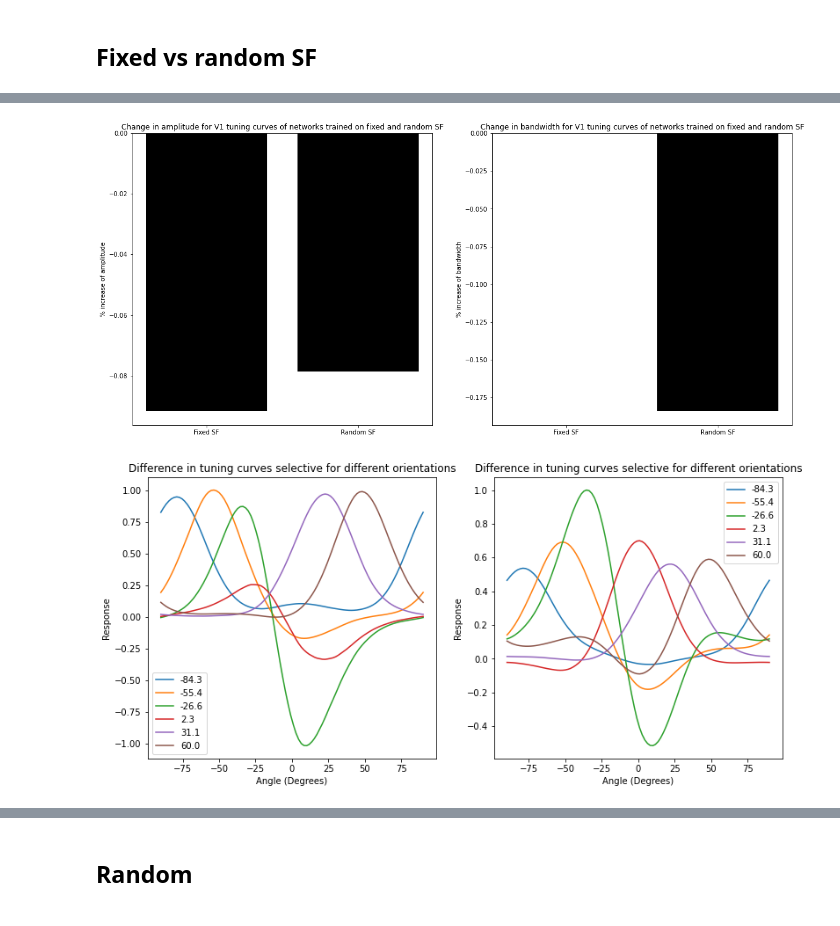
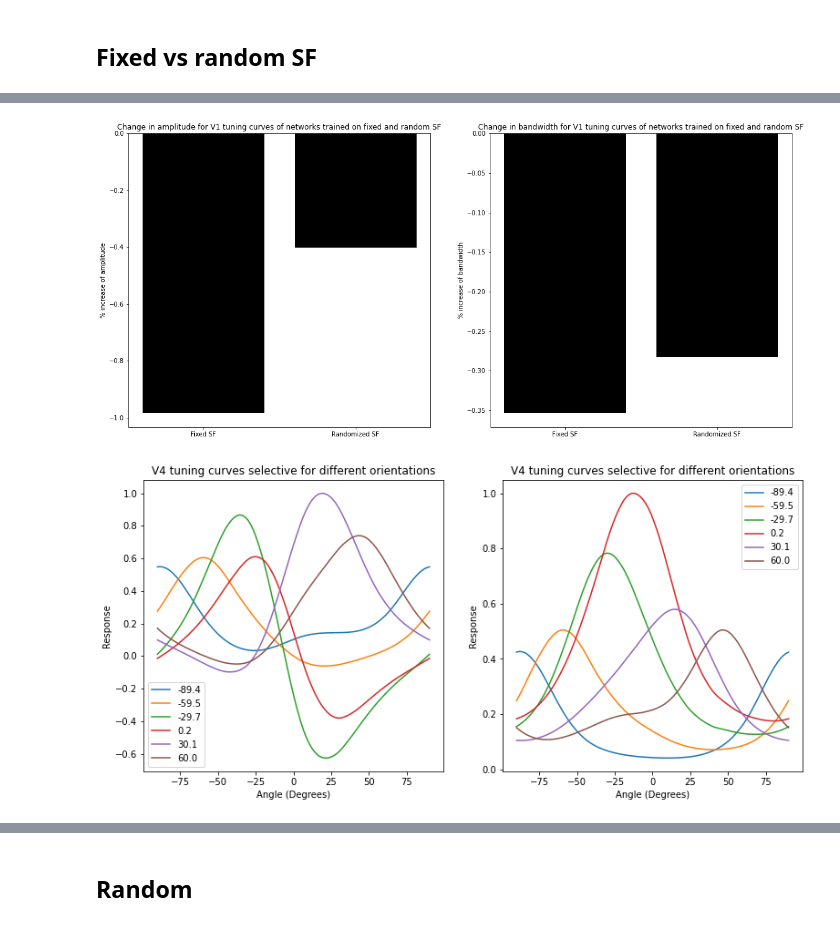
Before and after one commit to pacochow/Modelling-vpl, a Jupyter notebook: Locally_connected_network.ipynb, the cells around one changed output, grey strips where cells are left out. Drawn from its saved outputs; the diff is of its cells as text; code cells hidden in the pictures.

```diff
--- a/Locally_connected_network.ipynb
+++ b/Locally_connected_network.ipynb
@@ -532,15 +568,31 @@ random_net.before_decision_weights = torch.load("Random_sf_high_precision_phase_
 # %%
+np.random.seed(2)
+torch.manual_seed(2)
+
 fixed_net = LCN_model.LCN(
     input_size = 33, simple_number = 12, simple_size = 11, v4_size = 11, v4_stride = 6, v4_orientation_number = 6,
     phis_sfs = 4, training_size = 2, phis = True, sfs = False, alpha = 0.1)
-fixed_net.load_state_dict(torch.load("Fixed_sf_high_precision_sf_pool_model.pt"))
+fixed_net.load_state_dict(torch.load("Fixed_sf_low_precision_phase_pool_model.pt"))
+fixed_net.losses = torch.load("Fixed_sf_low_precision_phase_pool_model_loss.pt")
+fixed_net.training_scores = torch.load("Fixed_sf_low_precision_phase_pool_model_performance.pt")
+fixed_net.before_v1weights = torch.load("Fixed_sf_low_precision_phase_pool_model_v1_weight_change.pt")
+fixed_net.before_v4weights = torch.load("Fixed_sf_low_precision_phase_pool_model_v4_weight_change.pt")
+fixed_net.before_decision_weights = torch.load("Fixed_sf_low_precision_phase_pool_model_decision_weight_change.pt")
 fixed_net.v1_tuning_curve()
 fixed_net.v4_tuning_curve()
+
+np.random.seed(2)
+torch.manual_seed(2)
 
 random_net = LCN_model.LCN(
     input_size = 33, simple_number = 12, simple_size = 11, v4_size = 11, v4_stride = 6, v4_orientation_number = 6,
     phis_sfs = 4, training_size = 2, phis = True, sfs = False, alpha = 0.1)
-random_net.load_state_dict(torch.load("Random_sf_high_precision_sf_pool_model.pt"))
+random_net.load_state_dict(torch.load("Random_sf_low_precision_phase_pool_model.pt"))
+random_net.losses = torch.load("Random_sf_low_precision_phase_pool_model_loss.pt")
+random_net.training_scores = torch.load("Random_sf_low_precision_phase_pool_model_performance.pt")
+random_net.before_v1weights = torch.load("Random_sf_low_precision_phase_pool_model_v1_weight_change.pt")
+random_net.before_v4weights = torch.load("Random_sf_low_precision_phase_pool_model_v4_weight_change.pt")
+random_net.before_decision_weights = torch.load("Random_sf_low_precision_phase_pool_model_decision_weight_change.pt")
 random_net.v1_tuning_curve()
 random_net.v4_tuning_curve()
 # %%
@@ -609,28 +659,27 @@ plt.title("Mean tuning curve bandwidths");
 # %%
 plt.figure(figsize = [40, 40])
 
 plt.subplot(4, 4, 1)
-plt.bar(["Fixed SF", "Random SF"], [fixed_net.v1_amplitude_difference, random_net.v1_amplitude_difference], color = "black");
+plt.bar(["Fixed SF", "Randomized SF"], [fixed_net.v1_amplitude_difference, random_net.v1_amplitude_difference], color = "black");
 plt.ylabel("% increase of amplitude");
 plt.title("Change in amplitude for V1 tuning curves of networks trained on fixed and random SF");
 
 plt.subplot(4, 4, 2)
-plt.bar(["Fixed SF", "Random SF"], [fixed_net.v1_bandwidth_difference, random_net.v1_bandwidth_difference], color = "black");
+plt.bar(["Fixed SF", "Randomized SF"], [fixed_net.v1_bandwidth_difference, random_net.v1_bandwidth_difference], color = "black");
 plt.ylabel("% increase of bandwidth");
 plt.title("Change in bandwidth for V1 tuning curves of networks trained on fixed and random SF");
 # %% [output]
-[figure, old version]
+[figure, new version]
 # %%
 plt.figure(figsize = [20, 20])
+difference = False
 plt.subplot(3, 3, 1)
-fixed_net.plot_v4_tuning_curve(position = 1, differences = False)
-plt.title("Difference in tuning curves selective for different orientations", loc = 'center');
+fixed_net.plot_v4_tuning_curve(position = 1, differences = difference)
 
 plt.subplot(3, 3, 2)
-random_net.plot_v4_tuning_curve(position = 1, differences = False)
-plt.title("Difference in tuning curves selective for different orientations", loc = 'center');
+random_net.plot_v4_tuning_curve(position = 1, differences = difference)
 # %% [output]
-[figure, old version]
+[figure, new version]
 # %%
 fixed_net.v4_tuning_params(1)
 random_net.v4_tuning_params(1)
```
Also changed, not shown: parts of 57 cells of this notebook, 1 other file.
